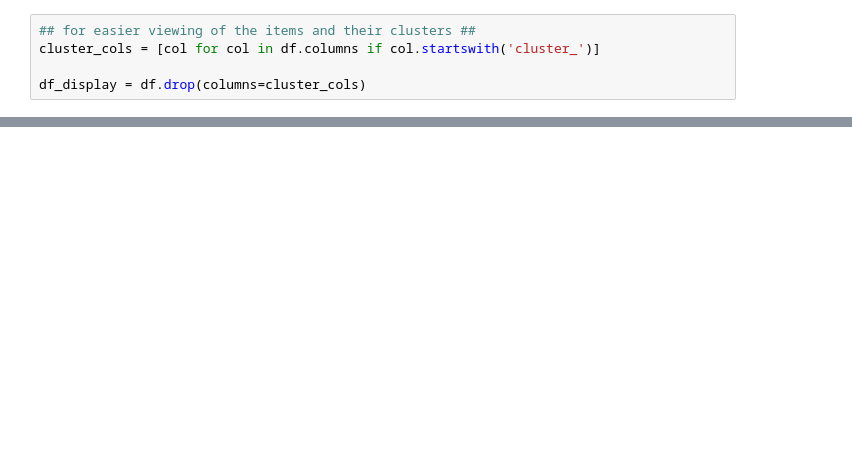
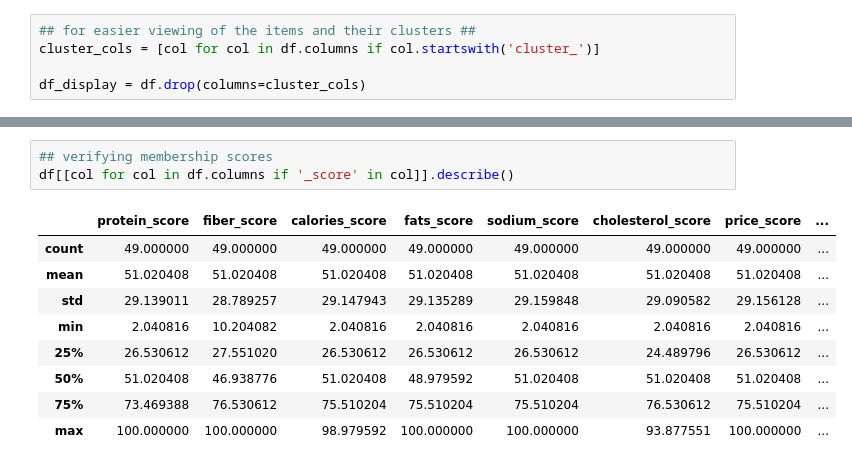
Before and after one commit to Mikayla-ds2/fast-food-macros, a Jupyter notebook: fast food workbook.ipynb, the cells around one changed output, grey strips where cells are left out. Saved outputs shown, nothing was run; the diff lists cells and outputs as text; blank space fills up the shorter version.

```diff
--- a/fast food workbook.ipynb
+++ b/fast food workbook.ipynb
@@ -114,0 +483,13 @@ df_display.head()
+# %%
+## verifying membership scores
+df[[col for col in df.columns if '_score' in col]].describe()
+# %% [output]
+|  | protein_score | fiber_score | calories_score | fats_score | sodium_score | cholesterol_score | price_score | ... |
+| count | 49.000000 | 49.000000 | 49.000000 | 49.000000 | 49.000000 | 49.000000 | 49.000000 | ... |
+| mean | 51.020408 | 51.020408 | 51.020408 | 51.020408 | 51.020408 | 51.020408 | 51.020408 | ... |
+| std | 29.139011 | 28.789257 | 29.147943 | 29.135289 | 29.159848 | 29.090582 | 29.156128 | ... |
+| min | 2.040816 | 10.204082 | 2.040816 | 2.040816 | 2.040816 | 2.040816 | 2.040816 | ... |
+| 25% | 26.530612 | 27.551020 | 26.530612 | 26.530612 | 26.530612 | 24.489796 | 26.530612 | ... |
+| 50% | 51.020408 | 46.938776 | 51.020408 | 48.979592 | 51.020408 | 51.020408 | 51.020408 | ... |
+| 75% | 73.469388 | 76.530612 | 75.510204 | 75.510204 | 75.510204 | 76.530612 | 75.510204 | ... |
+| max | 100.000000 | 100.000000 | 98.979592 | 100.000000 | 100.000000 | 93.877551 | 100.000000 | ... |
```
Also changed, not shown: parts of 30 cells of this notebook, 1 other file.
